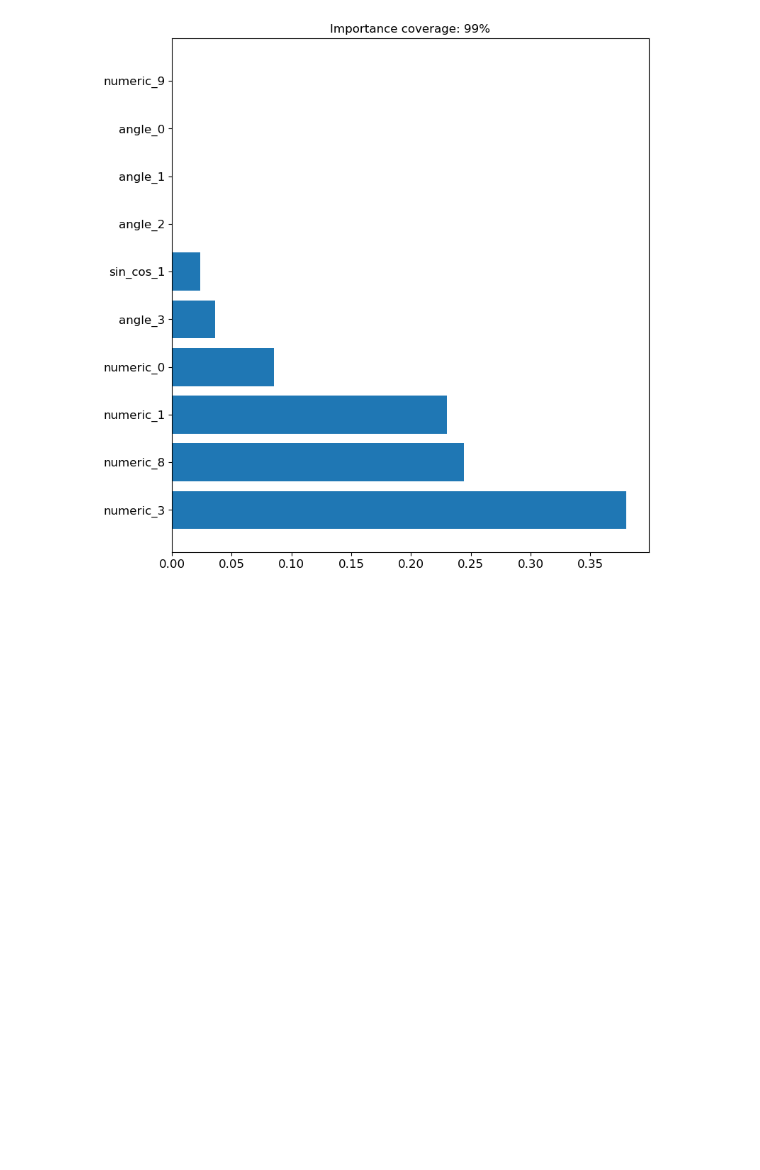
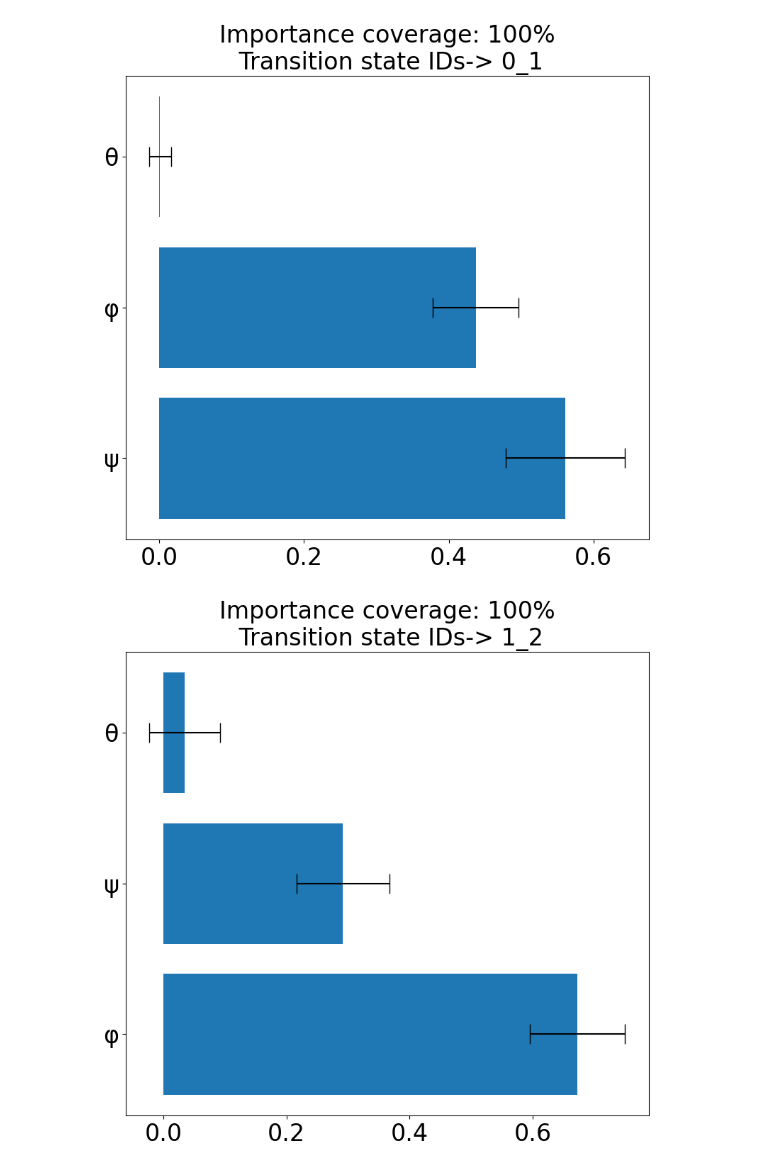
Before and after one commit to shams-mehdi/MDTerp, a Jupyter notebook: docs/examples/MDTerp_demo2.ipynb, the cells around one changed output. Cells and saved outputs as stored; diff of their text form; code cells hidden in the pictures; blank space fills up the shorter version.

```diff
--- a/docs/examples/MDTerp_demo2.ipynb
+++ b/docs/examples/MDTerp_demo2.ipynb
@@ -39,0 +5,15 @@ print(sin_cos_dict)
+# %%
+# MDTerp step 1: Load alanine dipeptide in vacuum simulation trajectory (φ, ψ, θ, ω) and convert into sine/cosines since the VAMPNets model was trained using these 8 features
+
+import numpy as np
+import os
+
+root_dir = './docs/examples/'
+os.makedirs(root_dir, exist_ok = True)
+result_dir = root_dir + 'results/'
+
+aladip_all = np.load(root_dir + 'aladip_unbiased_trajectory.npy')
+aladip_all_sin_cos = np.zeros((aladip_all.shape[0], 8))
+for i in range(4):
+  aladip_all_sin_cos[:, 2*i] = np.sin(aladip_all[:,i])
+  aladip_all_sin_cos[:, 2*i+1] = np.cos(aladip_all[:,i])
@@ -72,14 +54 @@ base.run(synthetic_data, model_function_loc, save_dir = result_dir, numeric_dict
 <MDTerp.base.run at 0x...>
-# %%
-# MDTerp step 3: Summarize the transition state ensemble behavior from the results of the feature importance for each of the 10 picked points above.
-# Generates a figure for each of the identified transition state.
-
-from MDTerp.utils import summary
-
-feature_names_loc = result_dir + 'MDTerp_feature_names.npy'
-all_result_loc = result_dir + 'MDTerp_results_all.pkl'
-save_fig_dir = result_dir + 'figs'
-
-summary_imp = summary(feature_names_loc, all_result_loc, save_fig_dir, top_k = 10, fs = 12)
-# %% [output]
-[figure, removed]
@@ -88,0 +55,29 @@ summary_imp = summary(feature_names_loc, all_result_loc, save_fig_dir, top_k = 1
+# %%
+# MDTerp step 3: Summarize feature importance for each of the transition states.
+import matplotlib.pyplot as plt
+from MDTerp.utils import transition_summary
+
+feature_names_loc = result_dir + 'MDTerp_feature_names.npy'
+feature_names = np.load(feature_names_loc)
+all_result_loc = result_dir + 'MDTerp_results_all.pkl'
+
+# summary is a dictionary with individual keys for each class transition in the dataset. Each key has the mean and standard deviation of feature importance for all explanations generated for that transition
+summary = transition_summary(all_result_loc, importance_coverage = 1.00)
+
+# Loop over all the transitions
+for ii in summary:
+    ordered_nonzero_indices = np.argsort(summary[ii][0])[::-1][:np.nonzero(summary[ii][0])[0].shape[0]]
+
+    ordered_mean = summary[ii][0][ordered_nonzero_indices]
+    ordered_std = summary[ii][1][ordered_nonzero_indices]
+
+    fig, ax = plt.subplots(figsize = (8,8))
+    ax.barh(np.arange(ordered_mean.shape[0]), ordered_mean, xerr = ordered_std, capsize = 10)
+    ax.set_title('Importance coverage: ' + str(int(100*np.sum(ordered_mean))) + '%' + '\n Transition state IDs-> ' + ii, fontsize = 24)
+    ax.tick_params(axis='both', which='major', labelsize=24)
+    ax.set_yticks(np.arange(ordered_nonzero_indices.shape[0]))
+    ax.set_yticklabels(np.array(feature_names)[ordered_nonzero_indices])
+    fig.tight_layout()
+# %% [output]
+[figure, added]
+[figure, added]
```
Also changed, not shown: parts of 7 cells of this notebook, 14 other files.
